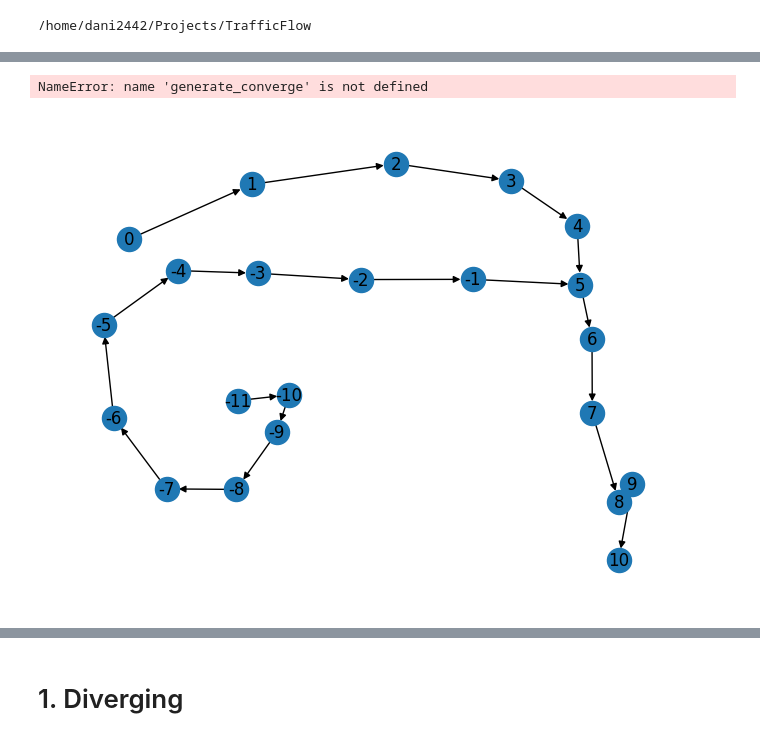
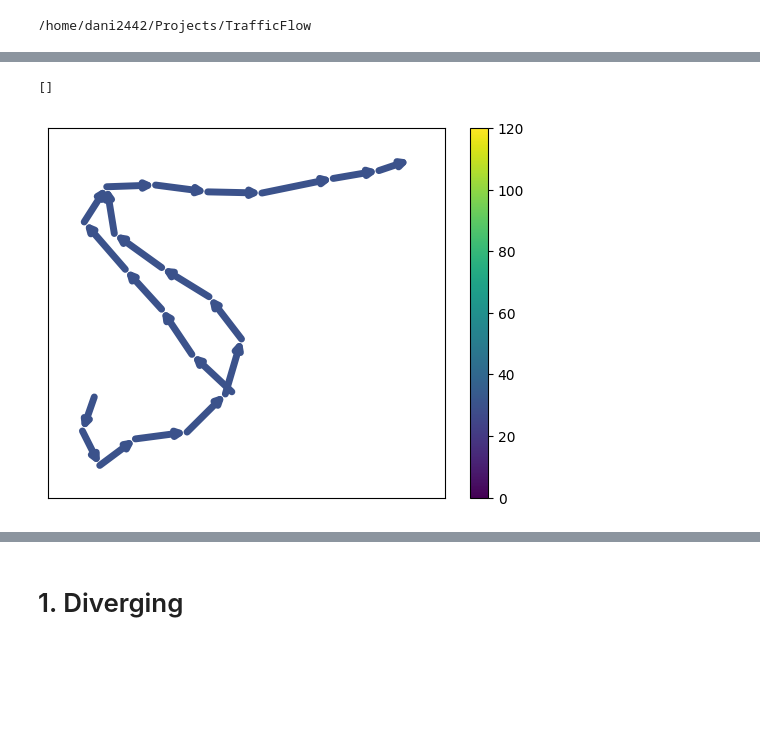
Before and after one commit to dani2442/TrafficFlow, a Jupyter notebook: notebooks/FVM_general_v2.ipynb, the cells around one changed output, grey strips where cells are left out. Cells and saved outputs as stored; diff of their text form; code cells hidden in the pictures; blank space fills up the shorter version.

```diff
--- a/notebooks/FVM_general_v2.ipynb
+++ b/notebooks/FVM_general_v2.ipynb
@@ -181,14 +134,10 @@ plt.plot()
 # %%
-G, pos = generate_converge()
-G = init_converge(G)
+rho, A, I = generate_converge()
 
 fig, ax = plt.subplots()
-plot_graph(G, pos, ax, '')
+plot_graph(rho, A, I, ax)
 plt.plot()
 # %% [output]
-NameError: name 'generate_converge' is not defined
+[]
+[figure, added]
-# %%
-nx.draw(G, pos=nx.spring_layout(G), with_labels=True)
-# %% [output]
-[figure, removed]
 # %%
```
Also changed, not shown: parts of 15 cells of this notebook.
